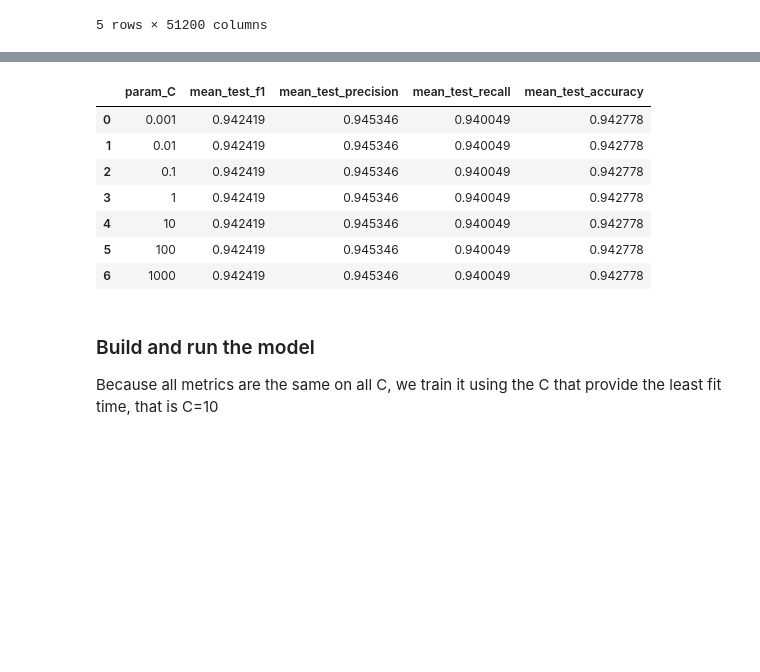
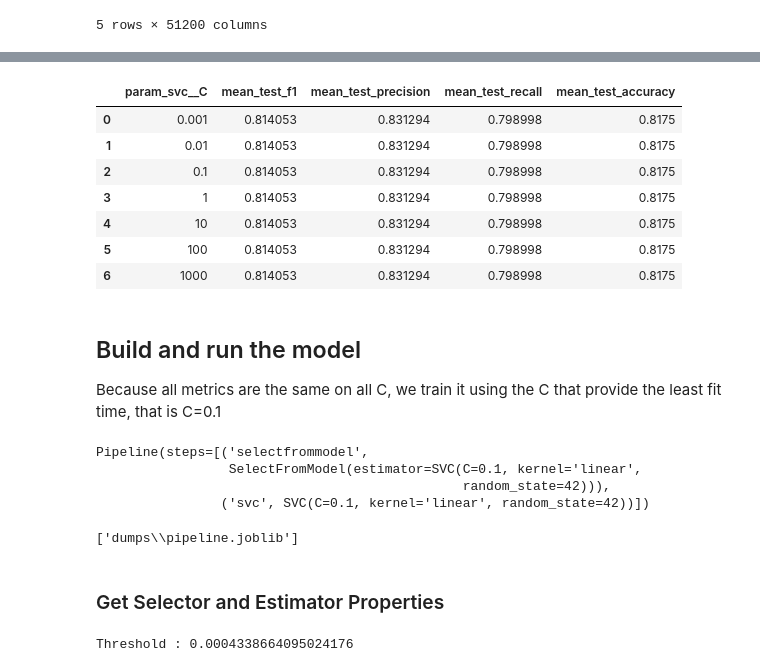
Before and after one commit to zeerafle/oil-palm-stem, a Jupyter notebook: skripsi.ipynb, the cells around one changed output, grey strips where cells are left out. Saved outputs shown, nothing was run; the diff lists cells and outputs as text; code cells hidden in the pictures; blank space fills up the shorter version.

Commit message:
finish notebook that refined the proposal
- fix data leakage when doing feature selection and cross-validation

```diff
--- a/skripsi.ipynb
+++ b/skripsi.ipynb
@@ -25,4 +28,7 @@ df.head()
 | 3 | 0.0 | 0.0 | 0.000000 | 0.0 | 0.000000 | 0.000000 | 0.000000 | 0.0 | 0.0 | 0.0 | ... |
 | 4 | 0.0 | 0.0 | 0.000000 | 0.0 | 0.000000 | 0.000000 | 0.213993 | 0.0 | 0.0 | 0.0 | ... |
 5 rows × 51200 columns
+# %%
+# split data
+X_train, X_test, y_train, y_test = train_test_split(df, label, test_size=0.2, random_state=42)
 # %% [markdown]
@@ -36,3 +42,4 @@ Fit the model first to get the feature coefficient
 # %%
-svm = SVC(kernel="linear", random_state=42)
-svm.fit(df, label)
+svm = SVC(kernel='linear', random_state=42)
+selector = SelectFromModel(svm)
+pipeline = make_pipeline(selector, svm)
@@ -96,8 +49,7 @@ Classification is done using SVM with linear kernel.
 Find Hyperparameter C with cross validation and will be using k=10. Metrics being used is F1-Score, Recall, Precision, and Accuracy.
 # %%
 METRICS = ['f1', 'recall', 'precision', 'accuracy']
-PARAM_GRID = {'C': [0.001, 0.01, 0.1, 1, 10, 100, 1000]}
+PARAM_GRID = {'svc__C': [0.001, 0.01, 0.1, 1, 10, 100, 1000]}
 
-svm = SVC(kernel="linear", random_state=42)
-grid = GridSearchCV(svm, cv=10, param_grid=PARAM_GRID, scoring=METRICS, refit=False, verbose=3)
-grid.fit(X=selected_feature_df, y=y_train)
+grid = GridSearchCV(pipeline, cv=5, param_grid=PARAM_GRID, scoring=METRICS, refit=False, verbose=3)
+grid.fit(X=X_train, y=y_train)
@@ -120,17 +118,36 @@ cv_result
 # %%
-cv_result[['param_C', 'mean_test_f1', 'mean_test_precision', 'mean_test_recall', 'mean_test_accuracy']]
+cv_result[['param_svc__C', 'mean_test_f1', 'mean_test_precision', 'mean_test_recall', 'mean_test_accuracy']]
 # %% [output]
-|  | param_C | mean_test_f1 | mean_test_precision | mean_test_recall | mean_test_accuracy |
-| 0 | 0.001 | 0.942419 | 0.945346 | 0.940049 | 0.942778 |
-| 1 | 0.01 | 0.942419 | 0.945346 | 0.940049 | 0.942778 |
-| 2 | 0.1 | 0.942419 | 0.945346 | 0.940049 | 0.942778 |
-| 3 | 1 | 0.942419 | 0.945346 | 0.940049 | 0.942778 |
-| 4 | 10 | 0.942419 | 0.945346 | 0.940049 | 0.942778 |
-| 5 | 100 | 0.942419 | 0.945346 | 0.940049 | 0.942778 |
-| 6 | 1000 | 0.942419 | 0.945346 | 0.940049 | 0.942778 |
+|  | param_svc__C | mean_test_f1 | mean_test_precision | mean_test_recall | mean_test_accuracy |
+| 0 | 0.001 | 0.814053 | 0.831294 | 0.798998 | 0.8175 |
+| 1 | 0.01 | 0.814053 | 0.831294 | 0.798998 | 0.8175 |
+| 2 | 0.1 | 0.814053 | 0.831294 | 0.798998 | 0.8175 |
+| 3 | 1 | 0.814053 | 0.831294 | 0.798998 | 0.8175 |
+| 4 | 10 | 0.814053 | 0.831294 | 0.798998 | 0.8175 |
+| 5 | 100 | 0.814053 | 0.831294 | 0.798998 | 0.8175 |
+| 6 | 1000 | 0.814053 | 0.831294 | 0.798998 | 0.8175 |
 # %% [markdown]
-### Build and run the model
+## Build and run the model
 
-Because all metrics are the same on all C, we train it using the C that provide the least fit time, that is C=10
+Because all metrics are the same on all C, we train it using the C that provide the least fit time, that is C=0.1
 # %%
-best_param_svm = SVC(kernel="linear", C=1, random_state=42)
+best_param_svm = SVC(kernel="linear", C=0.1, random_state=42)
+best_selector = SelectFromModel(best_param_svm)
+new_pipeline = make_pipeline(best_selector,
+                             best_param_svm)
+new_pipeline.fit(X_train, y_train)
+# %% [output]
+Pipeline(steps=[('selectfrommodel',
+                 SelectFromModel(estimator=SVC(C=0.1, kernel='linear',
+                                               random_state=42))),
+                ('svc', SVC(C=0.1, kernel='linear', random_state=42))])
+# %%
+joblib.dump(new_pipeline, r'dumps\pipeline.joblib')
+# %% [output]
+['dumps\\pipeline.joblib']
+# %% [markdown]
+### Get Selector and Estimator Properties
+# %%
+print('Threshold :', new_pipeline['selectfrommodel'].threshold_)
+# %% [output]
+Threshold : 0.0004338664095024176
```
Also changed, not shown: parts of 30 cells of this notebook, 7 other files.
